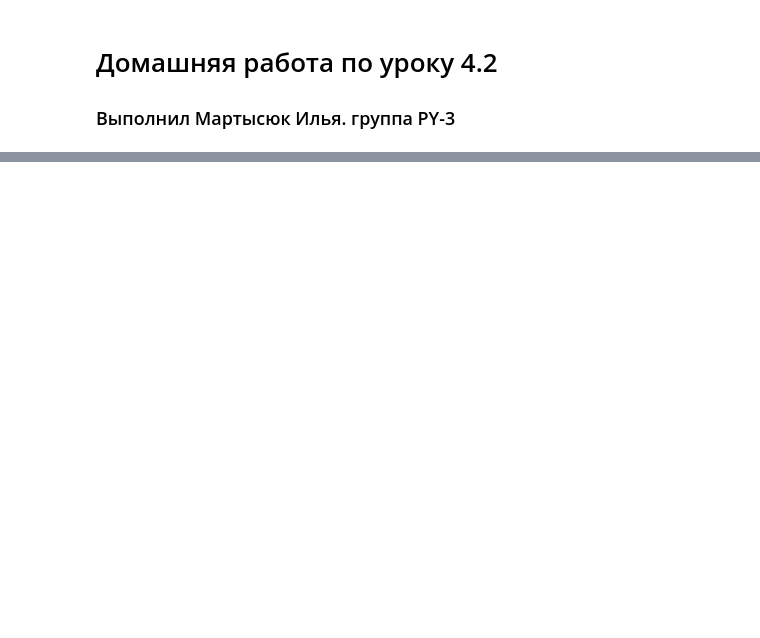
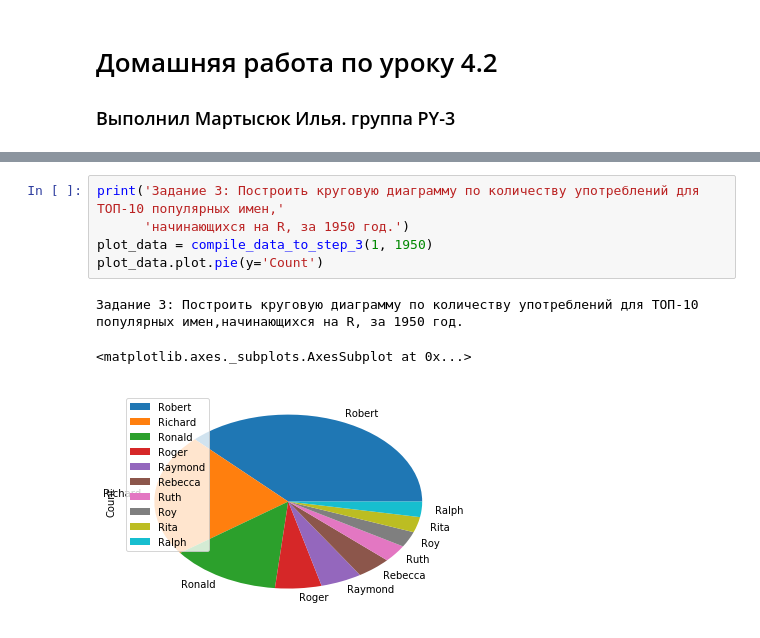
Before and after one commit to martysyuk/PY-3-Learning, a Jupyter notebook: homeworks/lesson4-2.ipynb, the cells around one changed output, grey strips where cells are left out. Cells and saved outputs as stored; diff of their text form; blank space fills up the shorter version.

```diff
--- a/homeworks/lesson4-2.ipynb
+++ b/homeworks/lesson4-2.ipynb
@@ -55,0 +67,9 @@ print_fig1(data)
+# %%
+print('Задание 3: Построить круговую диаграмму по количеству употреблений для ТОП-10 популярных имен,'
+      'начинающихся на R, за 1950 год.')
+plot_data = compile_data_to_step_3(1, 1950)
+plot_data.plot.pie(y='Count')
+# %% [output]
+Задание 3: Построить круговую диаграмму по количеству употреблений для ТОП-10 популярных имен,начинающихся на R, за 1950 год.
+<matplotlib.axes._subplots.AxesSubplot at 0x...>
+[figure, added]
```
Also changed, not shown: parts of 7 cells of this notebook.
